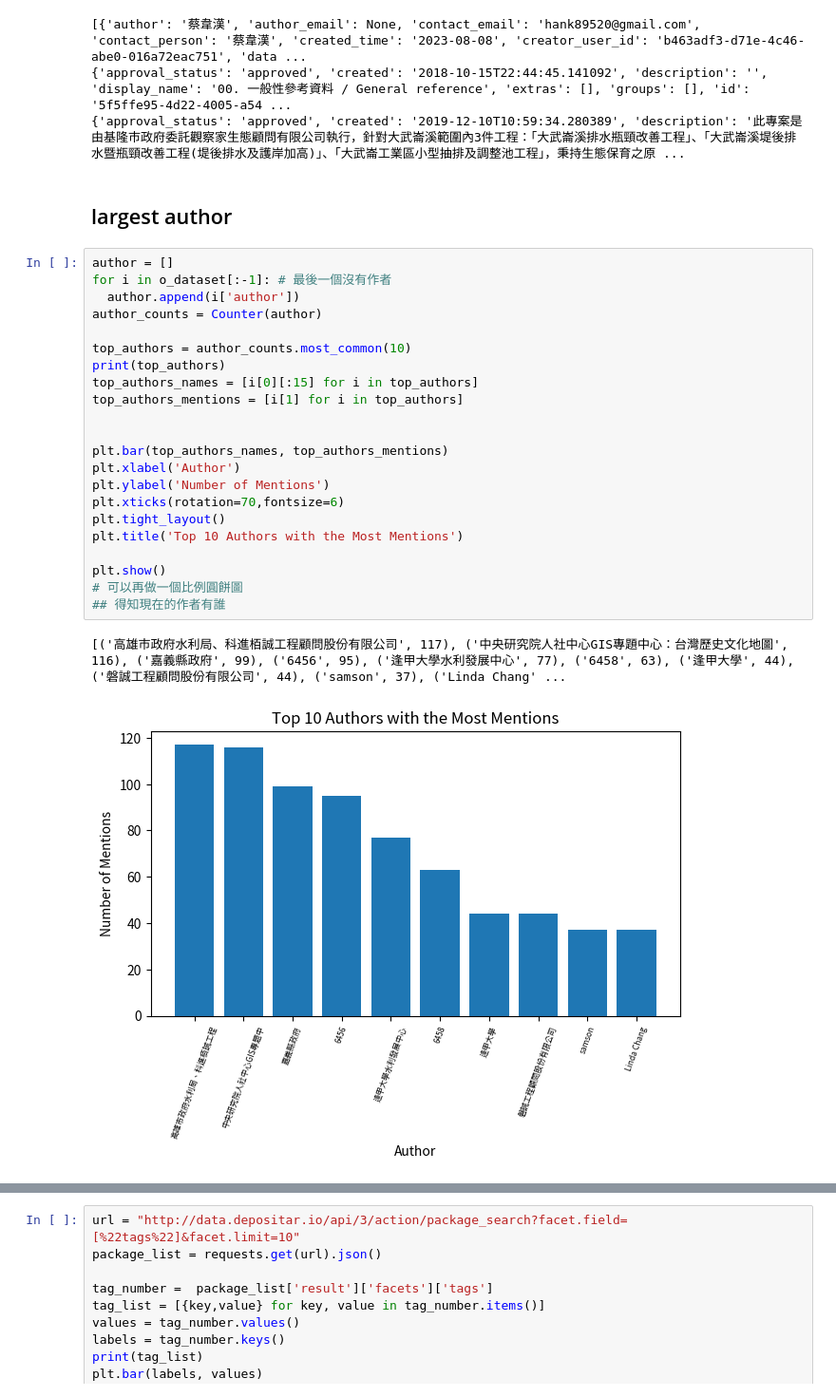
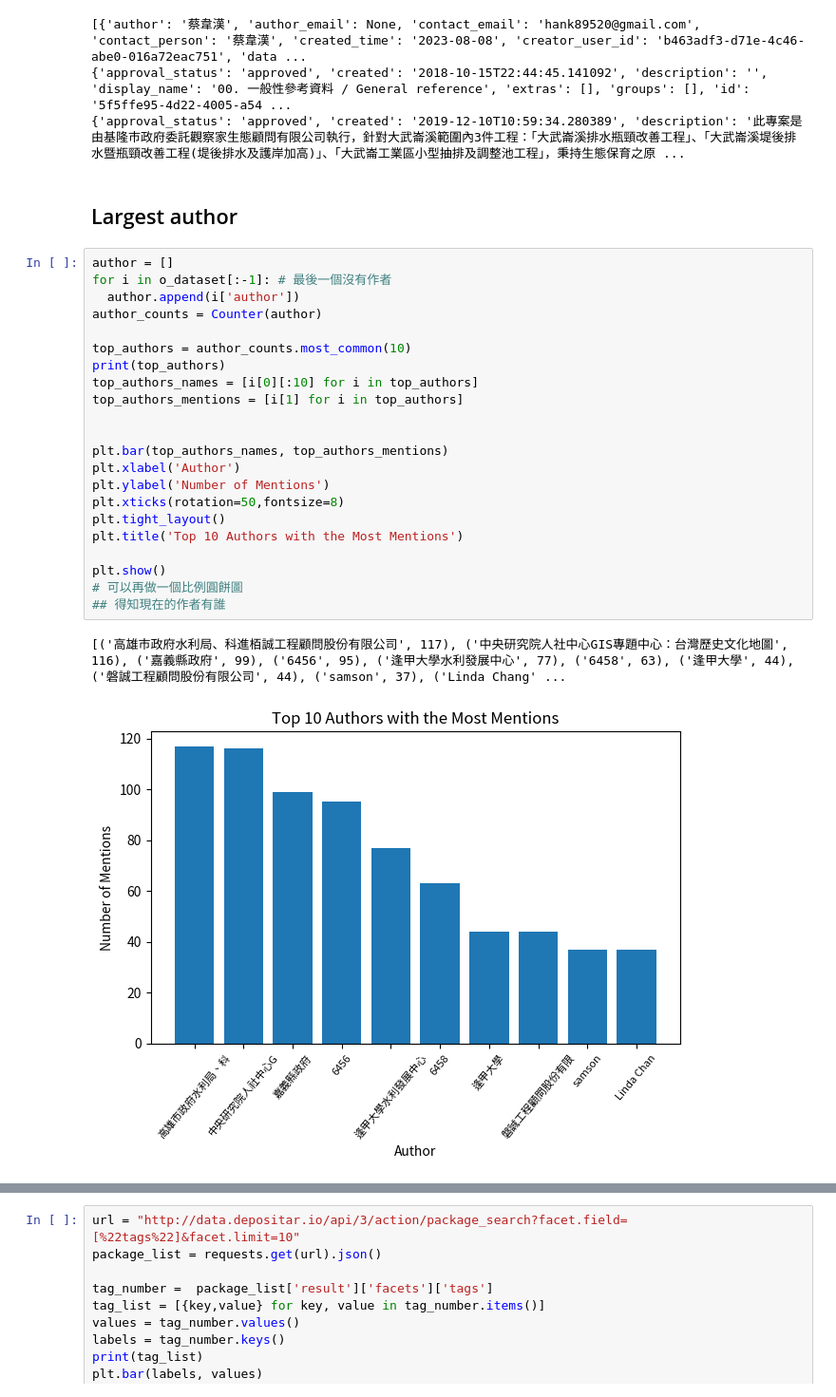
Before and after one commit to weiber2002/depositar_statistic, a Jupyter notebook: hellop/largest_data/largest.ipynb, the cells around one changed output, grey strips where cells are left out. Shown: that part at 95% size. Cells and saved outputs as stored; diff of their text form.

```diff
--- a/hellop/largest_data/largest.ipynb
+++ b/hellop/largest_data/largest.ipynb
@@ -60,30 +60,30 @@ print(o_project[0])
 {'approval_status': 'approved', 'created': '2018-10-15T22:44:45.141092', 'description': '', 'display_name': '00. 一般性參考資料 / General reference', 'extras': [], 'groups': [], 'id': '5f5ffe95-4d22-4005-a54 ...
 {'approval_status': 'approved', 'created': '2019-12-10T10:59:34.280389', 'description': '此專案是由基隆市政府委託觀察家生態顧問有限公司執行，針對大武崙溪範圍內3件工程：「大武崙溪排水瓶頸改善工程」、「大武崙溪堤後排水暨瓶頸改善工程(堤後排水及護岸加高)」、「大武崙工業區小型抽排及調整池工程」，秉持生態保育之原 ...
 # %% [markdown]
-## largest author
+## Largest author
 # %%
 author = []
 for i in o_dataset[:-1]: # 最後一個沒有作者
   author.append(i['author'])
 author_counts = Counter(author)
 
 top_authors = author_counts.most_common(10)
 print(top_authors)
-top_authors_names = [i[0][:15] for i in top_authors]
+top_authors_names = [i[0][:10] for i in top_authors]
 top_authors_mentions = [i[1] for i in top_authors]
 
 
 plt.bar(top_authors_names, top_authors_mentions)
 plt.xlabel('Author')
 plt.ylabel('Number of Mentions')
-plt.xticks(rotation=70,fontsize=6)
+plt.xticks(rotation=50,fontsize=8)
 plt.tight_layout()
 plt.title('Top 10 Authors with the Most Mentions')
 
 plt.show()
 # 可以再做一個比例圓餅圖
 ## 得知現在的作者有誰
 # %% [output]
 [('高雄市政府水利局、科進栢誠工程顧問股份有限公司', 117), ('中央研究院人社中心GIS專題中心：台灣歷史文化地圖', 116), ('嘉義縣政府', 99), ('6456', 95), ('逢甲大學水利發展中心', 77), ('6458', 63), ('逢甲大學', 44), ('磐誠工程顧問股份有限公司', 44), ('samson', 37), ('Linda Chang' ...
-[figure, old version]
+[figure, new version]
 # %% [markdown]
```
Also changed, not shown: parts of 8 cells of this notebook, 2 other files.
